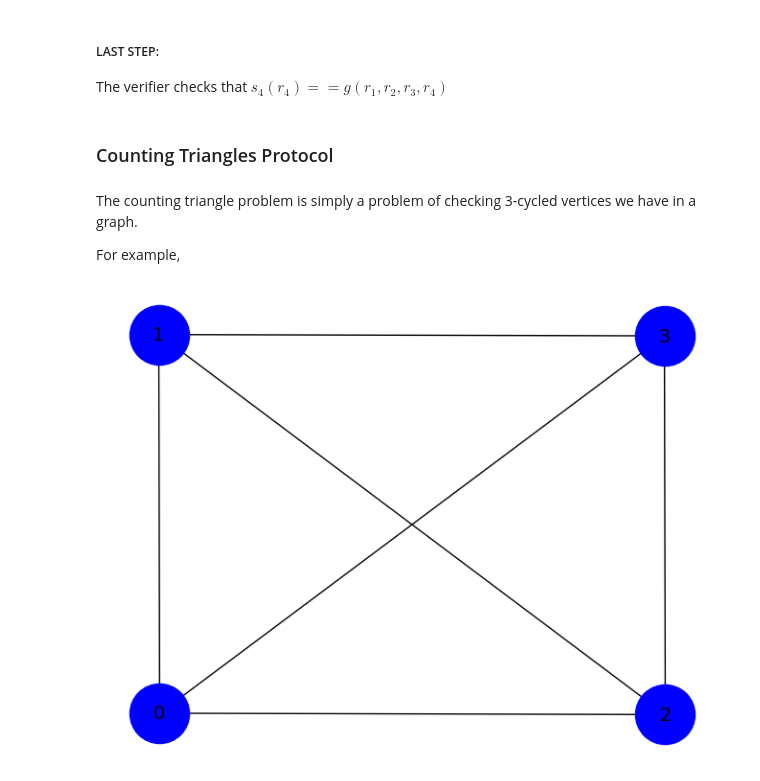
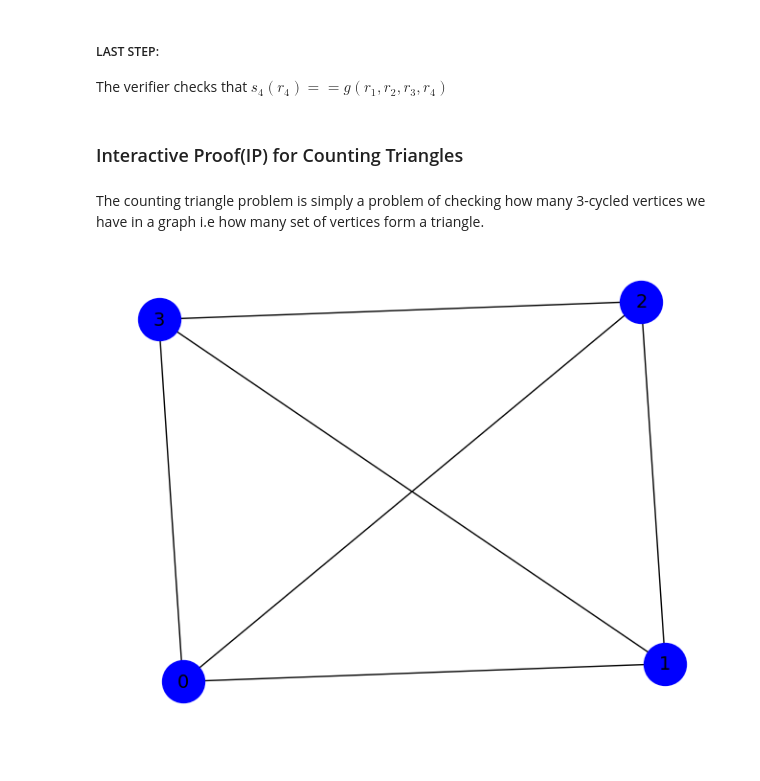
Before and after one commit to Godspower-Eze/notes-on-complexity-theory, a Jupyter notebook: sumcheck.ipynb, the cells around one changed output. Saved outputs shown, nothing was run; the diff lists cells and outputs as text; code cells hidden in the pictures.

```diff
--- a/sumcheck.ipynb
+++ b/sumcheck.ipynb
@@ -695,26 +695,24 @@ The verifier checks that $s_4(r_4) == g(r_1, r_2, r_3, r_4)$
 x = s_4_of_z.evaluate(r4)
 assert x == evaluation, "Invalid proof"
 # %% [markdown]
-### Counting Triangles Protocol
+### Interactive Proof(IP) for Counting Triangles
 # %% [markdown]
-The counting triangle problem is simply a problem of checking 3-cycled vertices we have in a graph.
-
-For example,
+The counting triangle problem is simply a problem of checking how many 3-cycled vertices we have in a graph i.e how many set of vertices form a triangle.
 # %%
 import networkx as nx
 import numpy as np
 import matplotlib.pyplot as plt
 
 adj_matrix = np.array([[0, 1, 1, 1],
                        [1, 0, 1, 1],
                        [1, 1, 0, 1],
                        [1, 1, 1, 0],
                       ])
 
 G_from_matrix = nx.from_numpy_array(adj_matrix)
 
-nx.draw(G_from_matrix, with_labels=True, node_color='blue', edge_color='black', node_size=2000, font_size=14)
+nx.draw(G_from_matrix, with_labels=True, node_color='blue', edge_color='black', node_size=1000, font_size=14)
 
 plt.show()
 # %% [output]
-[figure, old version]
+[figure, new version]
```
Also changed, not shown: parts of 41 cells of this notebook.
